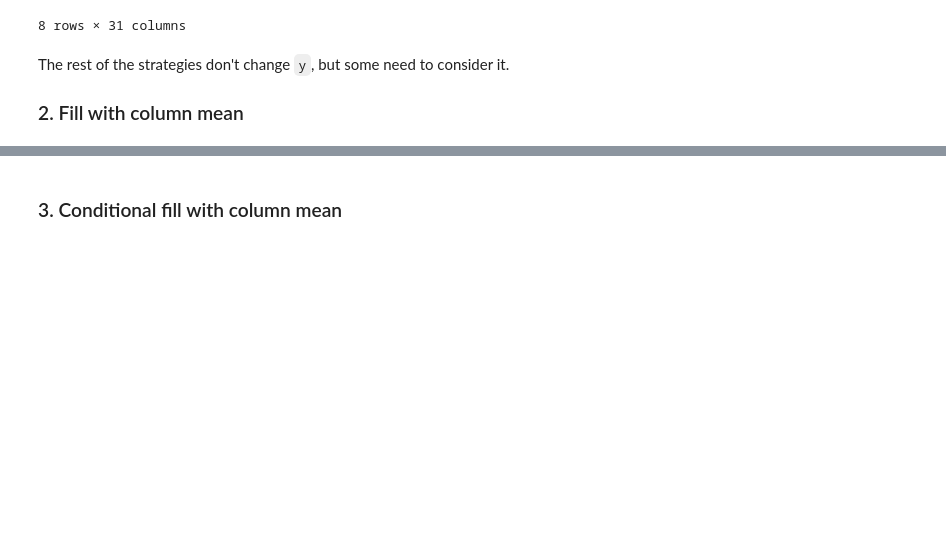
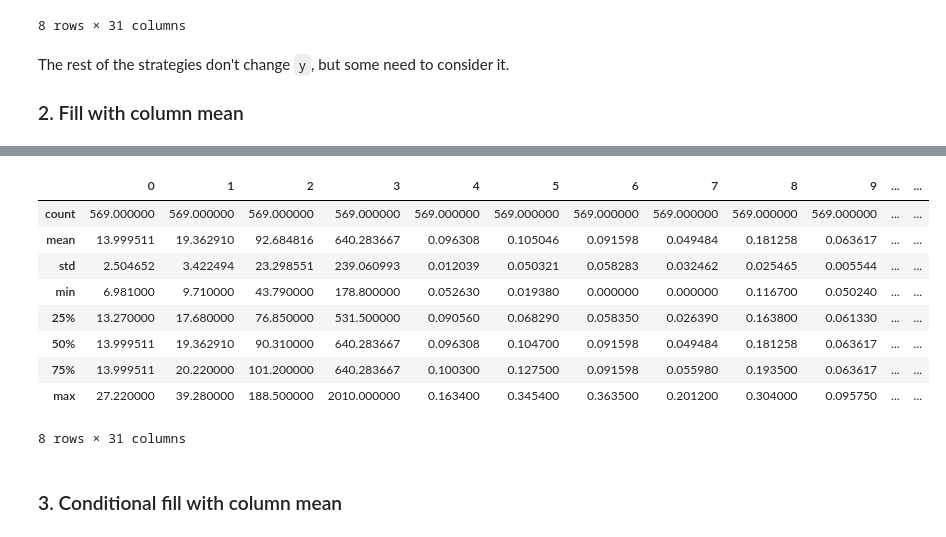
Before and after one commit to wbadart/Missing-Data, a Jupyter notebook: Handling Missing Data.ipynb, the cells around one changed output, grey strips where cells are left out. Drawn from its saved outputs; the diff is of its cells as text; code cells hidden in the pictures; blank space fills up the shorter version.

```diff
--- a/Handling Missing Data.ipynb
+++ b/Handling Missing Data.ipynb
@@ -142,5 +138,7 @@ def fill_mean(ax):
     return ax
 
 X_mean = np.copy(X)
-np.apply_along_axis(fill_mean, 0, X_mean)
+%timeit np.apply_along_axis(fill_mean, 0, X_mean)
 Xy_mean = append_col(X_mean, y)
+describe(Xy_mean)
+# %% [output]
@@ -147,3 +146,13 @@ Xy_mean = append_col(X_mean, y)
+|  | 0 | 1 | 2 | 3 | 4 | 5 | 6 | 7 | 8 | 9 | ... | ... |
+| count | 569.000000 | 569.000000 | 569.000000 | 569.000000 | 569.000000 | 569.000000 | 569.000000 | 569.000000 | 569.000000 | 569.000000 | ... | ... |
+| mean | 13.999511 | 19.362910 | 92.684816 | 640.283667 | 0.096308 | 0.105046 | 0.091598 | 0.049484 | 0.181258 | 0.063617 | ... | ... |
+| std | 2.504652 | 3.422494 | 23.298551 | 239.060993 | 0.012039 | 0.050321 | 0.058283 | 0.032462 | 0.025465 | 0.005544 | ... | ... |
+| min | 6.981000 | 9.710000 | 43.790000 | 178.800000 | 0.052630 | 0.019380 | 0.000000 | 0.000000 | 0.116700 | 0.050240 | ... | ... |
+| 25% | 13.270000 | 17.680000 | 76.850000 | 531.500000 | 0.090560 | 0.068290 | 0.058350 | 0.026390 | 0.163800 | 0.061330 | ... | ... |
+| 50% | 13.999511 | 19.362910 | 90.310000 | 640.283667 | 0.096308 | 0.104700 | 0.091598 | 0.049484 | 0.181258 | 0.063617 | ... | ... |
+| 75% | 13.999511 | 20.220000 | 101.200000 | 640.283667 | 0.100300 | 0.127500 | 0.091598 | 0.055980 | 0.193500 | 0.063617 | ... | ... |
+| max | 27.220000 | 39.280000 | 188.500000 | 2010.000000 | 0.163400 | 0.345400 | 0.363500 | 0.201200 | 0.304000 | 0.095750 | ... | ... |
+8 rows × 31 columns
 # %% [markdown]
 ### 3. Conditional fill with column mean
 # %%
```
Also changed, not shown: parts of 11 cells of this notebook, 2 other files.
